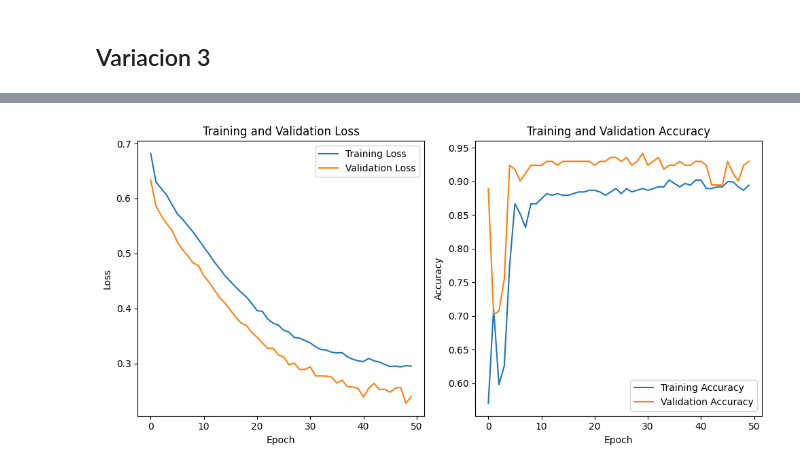
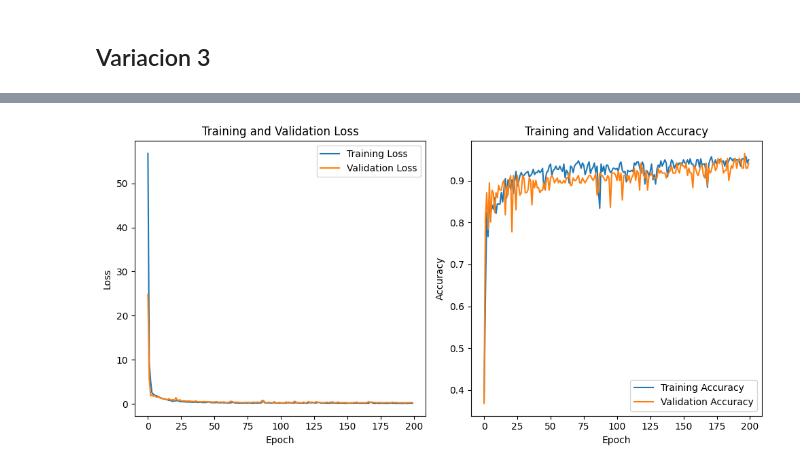
Before and after one commit to carteag43066/ML_2, a Jupyter notebook: Codigos/Session 4/Ejercicio4_3.ipynb, the cells around one changed output, grey strips where cells are left out. Cells and saved outputs as stored; diff of their text form; code cells hidden in the pictures.

```diff
--- a/Codigos/Session 4/Ejercicio4_3.ipynb
+++ b/Codigos/Session 4/Ejercicio4_3.ipynb
@@ -237,8 +237,8 @@ Loss: 0.22575047612190247, Accuracy: 0.9415204524993896
 ## Variacion 3
 # %%
 model_3_v3 = Sequential()
-model_3_v3.add(Dense(units=30, input_dim= X.shape[1], activation='sigmoid'))
-model_3_v3.add(Dense(units=16, activation='sigmoid'))
+model_3_v3.add(Dense(units=16, input_dim= X.shape[1], activation='relu'))
+model_3_v3.add(Dense(units=8, activation='relu'))
 model_3_v3.add(Dense(units=1, activation='sigmoid'))
 
 #4. The model having an input layer with two dense layers of 16 and 8
@@ -248,7 +248,7 @@ model_3_v3.add(Dense(units=1, activation='sigmoid'))
 #metric. The model is trained over 50 epochs with the training set.
 
 model_3_v3.compile(optimizer=Adam(learning_rate=0.001), loss='binary_crossentropy', metrics=['accuracy'])
-history = model_3_v3.fit(X_train, y_train, epochs=50, batch_size=32,
+history = model_3_v3.fit(X_train, y_train, epochs=200, batch_size=32,
                       validation_data=(X_test, y_test))
 loss, accuracy = model_3_v3.evaluate(X_test, y_test)
 print(f"Loss: {loss}, Accuracy: {accuracy}")
@@ -305 +305 @@ Loss: 0.23967961966991425, Accuracy: 0.9298245906829834
-[figure, old version]
+[figure, new version]
```
Also changed, not shown: parts of 12 cells of this notebook, 6 other files.
